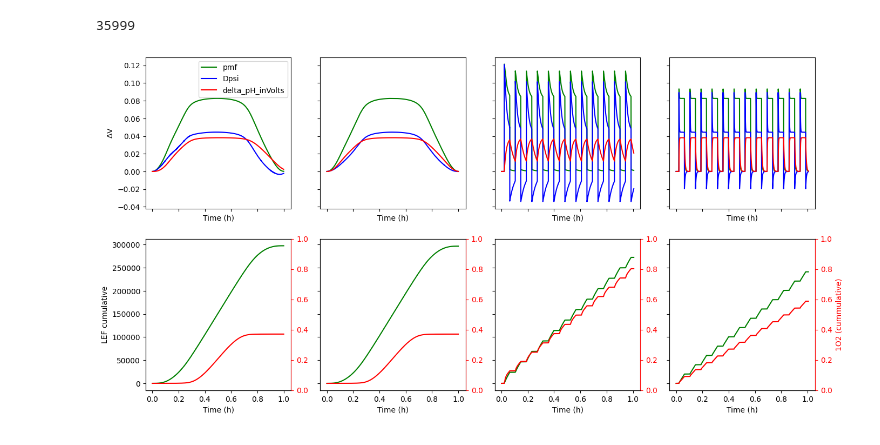
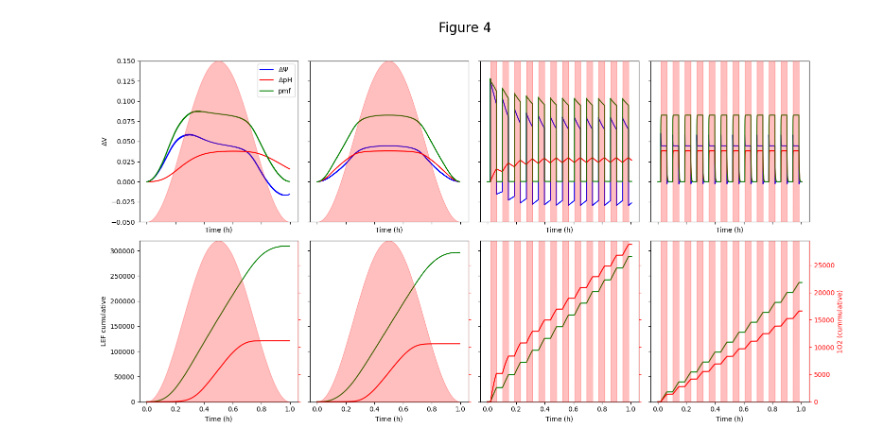
Before and after one commit to Computational-Biology-Aachen/mxl-models, a Jupyter notebook: docs/davis2017.ipynb, the cells around one changed output. Drawn from its saved outputs; the diff is of its cells as text; code cells hidden in the pictures.

Commit message:
results: all main figure Davis2017 reproduced

```diff
--- a/docs/davis2017.ipynb
+++ b/docs/davis2017.ipynb
@@ -561,52 +621,88 @@ Index(['QA_red', 'PQH_2', 'pH_lumen', 'Dpsi', 'K_lu', 'PC_ox', 'Zx', 'singO2',
-# %%
-len(protocol_sin)
-# %% [output]
-35999
 # %%
 res_list = [norm_sin, fast_sin, norm_fluct, fast_fluct]
 
-fig, axs = plt.subplots(ncols = 4, nrows = 2, figsize = (4*4, 4*2), sharex= True, sharey = "row")
+fig, axs = plt.subplots(ncols = 4, nrows = 2, figsize = (4*4, 4*2), sharex= True)
 
 for ax in axs.flatten():
     ax.set_xlabel("Time (h)")
 
-row1_var = ["pmf", "Dpsi", "delta_pH_inVolts"]
+row1_var = ["Dpsi", "delta_pH_inVolts", "pmf"]
 row2_var = ["LEF", "singO2"]
+
+labels = [r"$\Delta\Psi$", r"$\Delta$pH", "pmf"]
+
 
 row1 = axs[:1, :]
 for ax, res in zip(row1.flatten(), res_list):
-    for var, color in zip(row1_var, ["green", "blue", "red"]):
-        ax.plot(res.index/3600, res[var]- res[var][0], label = var, color = color)
+    for var, color, label in zip(row1_var, ["blue", "red", "green"], labels):
+        ax.plot(res.index/3600, res[var]- res[var][0], label = label, color = color)
+    ax.set_ylim(-0.05, 0.15)
+    ax.tick_params( labelleft=False)
 axs[0,0].set_ylabel(r"$\Delta$V")
+axs[0,0].tick_params( labelleft=True)
 axs[0,0].legend()
 
 row2 = axs[1:, :]
 counter = 0
 for ax, res in zip(row2.flatten(), res_list):
     ax.plot(res.index/3600, res["LEF"], color = "green")
+    ax.set_ylim(0, 320000)
+    ax.tick_params(
+            axis="y",
+            which="both",
+            # right=True,
+            labelleft=False)
     axx = ax.twinx()
-    ax.plot(res.index/3600, res["singO2"]*10, color = "red")
+    axx.plot(res.index/3600, res["singO2"], color = "red")
+    axx.set_ylim(0, 29500)
     axx.tick_params(
-            axis='y',
-            which='both',
+            axis="y",
+            which="both",
             right=True,
-            labelright=True,
+            labelright=False,
             color ="red",
             labelcolor = "red")
-    axx.spines['right'].set_color('red')
+    axx.spines["right"].set_color("red")
     counter = counter + 1
     if counter == 4:
         axx.set_ylabel("1O2 (cummulative)", color ="red")
+
+        axx.tick_params(
+                    axis="y",
+                    which="both",
+                    right=True,
+                    labelright=True,
+                    color ="red",
+                    labelcolor = "red")
+
 axs[1,0].set_ylabel("LEF cumulative")
+axs[1,0].tick_params(
+            axis="y",
+            which="both",
+            # right=True,
+            labelleft=True)
 
-# sin_axs = axs[:2, :]
-# for ax in sin_axs.flatten():
-#     ax.fill_between(light_pattern['single_sin_wave_1_hr_600_max'][0]/3600, light_pattern['single_sin_wave_1_hr_600_max'][1], color = "red", alpha = 0.5)
+sin_axs1 = axs[:, :2]
 
-# fluct_axs = axs[3:, :]
-# for ax in fluct_axs.flatten():
-#     ax.fill_between(light_pattern['one_hour_5_min_cycle_square_wave_max_PAR_600'][0]/3600, light_pattern['one_hour_5_min_cycle_square_wave_max_PAR_600'][1], color = "red", alpha = 0.5)
+for ax in sin_axs1.flatten():
+    axx = ax.twinx()
+    prot_array = light_pattern["single_sin_wave_1_hr_600_max"][1][::100]
+    time_array = light_pattern["single_sin_wave_1_hr_600_max"][0][::100]
+    axx.fill_between(time_array/3600, prot_array*(0.15/max(prot_array)), color = "red", alpha = 0.25)
+    axx.axis('off')
+    axx.margins(x=0, y=0)
+
+fluct_axs = axs[:, 2:]
+for ax in fluct_axs.flatten():
+    axx = ax.twinx()
+    axx.fill_between(light_pattern["one_hour_5_min_cycle_square_wave_max_PAR_600"][0]/3600,
+                     light_pattern["one_hour_5_min_cycle_square_wave_max_PAR_600"][1], color = "red", alpha = 0.25)
+    axx.axis('off')
+    axx.margins(x=0, y=0)
+
+fig.tight_layout()
+fig.text(0.45, 1.05, " Figure 4", fontsize = 20)
 
 plt.show()
 # %% [output]
-[figure, old version]
+[figure, new version]
```
Also changed, not shown: parts of 22 cells of this notebook.
